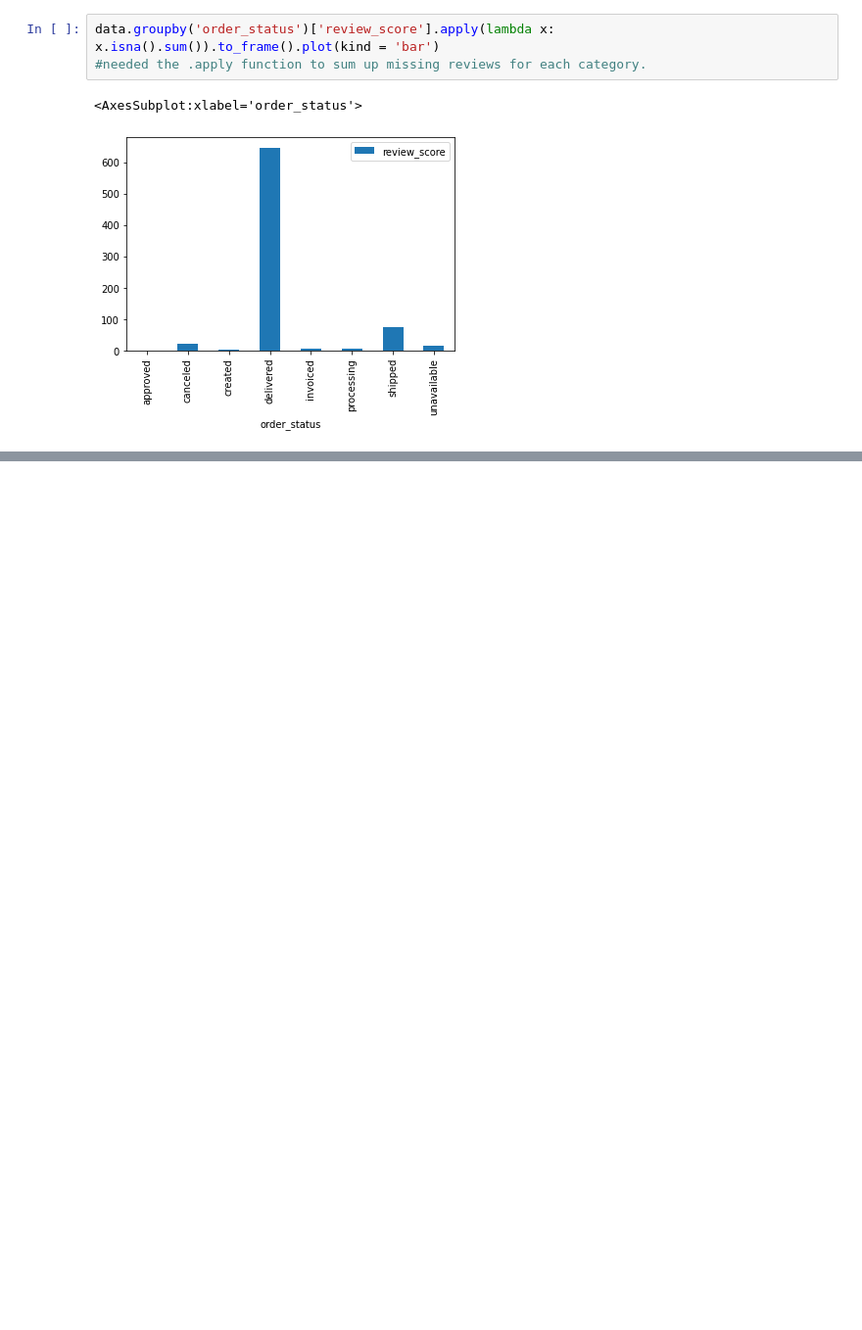
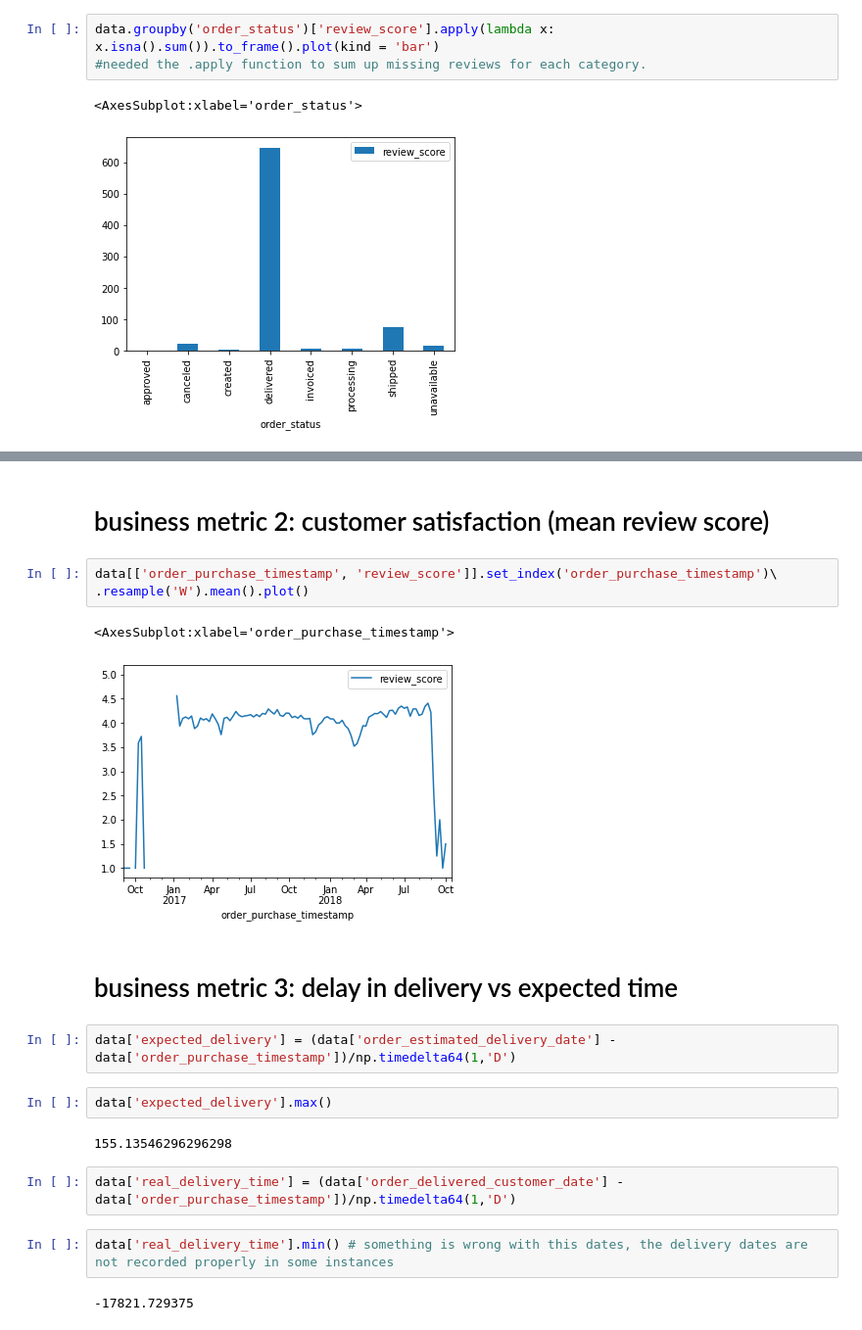
Before and after one commit to 1985shree/olist, a Jupyter notebook: notebooks/note3_business_metrics.ipynb, the cells around one changed output, grey strips where cells are left out. Shown at 98% size. Saved outputs shown, nothing was run; the diff lists cells and outputs as text; blank space fills up the shorter version.

```diff
--- a/notebooks/note3_business_metrics.ipynb
+++ b/notebooks/note3_business_metrics.ipynb
@@ -173,0 +176,22 @@ Name: review_id, Length: 98495, dtype: int64
+# %% [markdown]
+# business metric 2: customer satisfaction (mean review score)
+# %%
+data[['order_purchase_timestamp', 'review_score']].set_index('order_purchase_timestamp')\
+.resample('W').mean().plot()
+# %% [output]
+<AxesSubplot:xlabel='order_purchase_timestamp'>
+[figure, added]
+# %% [markdown]
+# business metric 3: delay in delivery vs expected time
+# %%
+data['expected_delivery'] = (data['order_estimated_delivery_date'] - data['order_purchase_timestamp'])/np.timedelta64(1,'D')
+# %%
+data['expected_delivery'].max()
+# %% [output]
+155.13546296296298
+# %%
+data['real_delivery_time'] = (data['order_delivered_customer_date'] - data['order_purchase_timestamp'])/np.timedelta64(1,'D')
+# %%
+data['real_delivery_time'].min() # something is wrong with this dates, the delivery dates are not recorded properly in some instances
+# %% [output]
+-17821.729375
```
Also changed, not shown: parts of 22 cells of this notebook.
